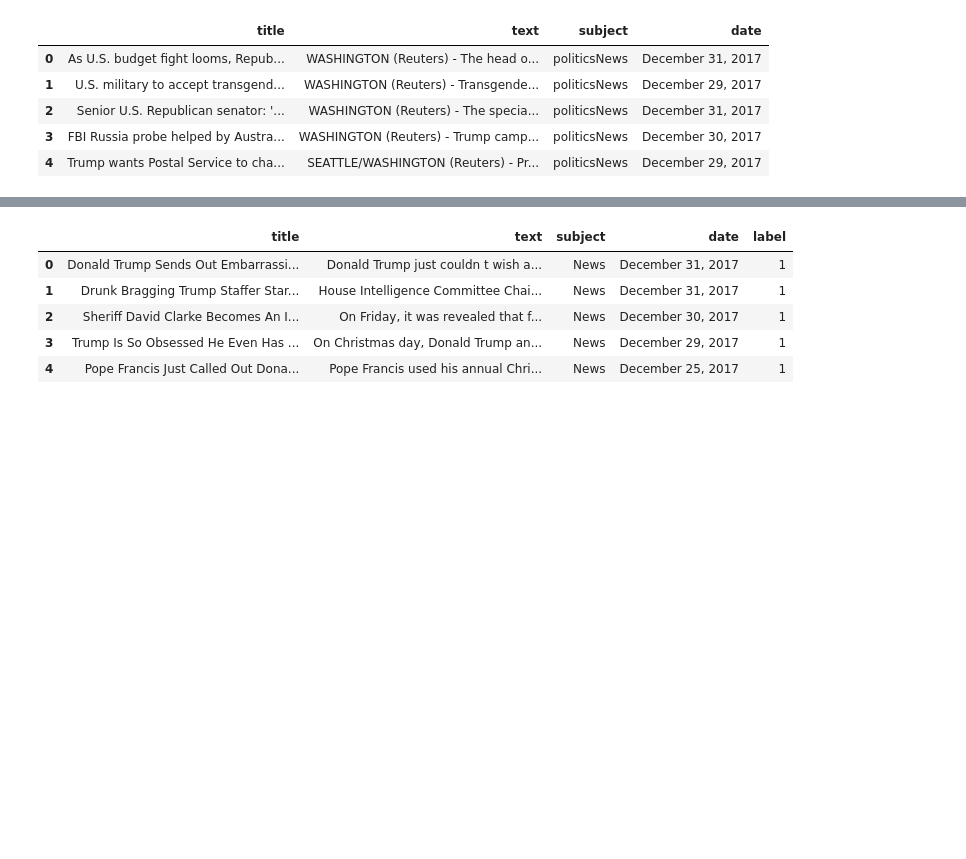
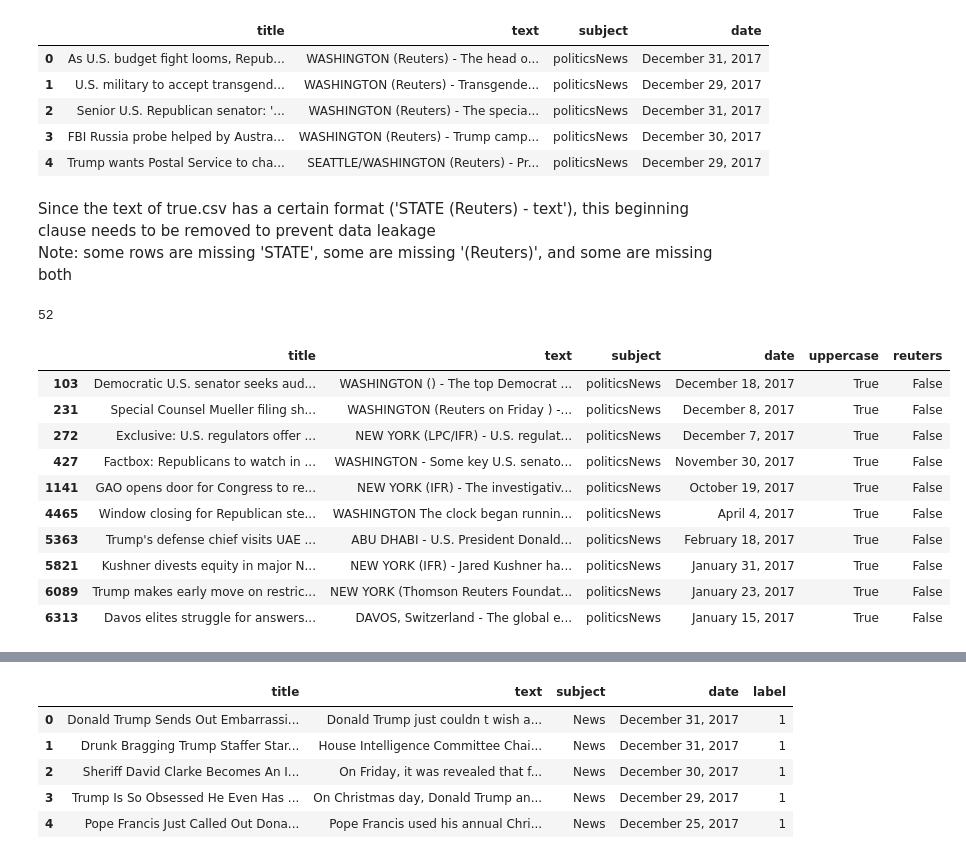
Before and after one commit to annadouv88/Springboard, a Jupyter notebook: Capstone Two/Capstone 2_Data Wrangling.ipynb, the cells around one changed output, grey strips where cells are left out. Cells and saved outputs as stored; diff of their text form; code cells hidden in the pictures; blank space fills up the shorter version.

```diff
--- a/Capstone Two/Capstone 2_Data Wrangling.ipynb
+++ b/Capstone Two/Capstone 2_Data Wrangling.ipynb
@@ -25,4 +23,7 @@ real.head()
 | 2 | Senior U.S. Republican senator: '... | WASHINGTON (Reuters) - The specia... | politicsNews | December 31, 2017 |
 | 3 | FBI Russia probe helped by Austra... | WASHINGTON (Reuters) - Trump camp... | politicsNews | December 30, 2017 |
 | 4 | Trump wants Postal Service to cha... | SEATTLE/WASHINGTON (Reuters) - Pr... | politicsNews | December 29, 2017 |
+# %% [markdown]
+Since the text of true.csv has a certain format ('STATE (Reuters) - text'), this beginning clause needs to be removed to prevent data leakage <br>
+Note: some rows are missing 'STATE', some are missing '(Reuters)', and some are missing both
 # %%
@@ -40,4 +41,19 @@ real['uppercase'] =  real.text.apply(uppercase)
 real['reuters'] = real.text.str.contains('\(Reuters\)')
-# %%
-#True if text contains an uppercase first word or reuters string
-real['reuters_upper'] = (real.uppercase == True) | (real.reuters == True)
+# %%
+#check out special cases with uppercase first word but no '(Reuters)'
+special_cases = real[(real['uppercase'] == True) & (real['reuters'] == False)]
+print(len(special_cases))
+special_cases.head(10)
+# %% [output]
+52
+|  | title | text | subject | date | uppercase | reuters |
+| 103 | Democratic U.S. senator seeks aud... | WASHINGTON () - The top Democrat ... | politicsNews | December 18, 2017 | True | False |
+| 231 | Special Counsel Mueller filing sh... | WASHINGTON (Reuters on Friday ) -... | politicsNews | December 8, 2017 | True | False |
+| 272 | Exclusive: U.S. regulators offer ... | NEW YORK (LPC/IFR) - U.S. regulat... | politicsNews | December 7, 2017 | True | False |
+| 427 | Factbox: Republicans to watch in ... | WASHINGTON - Some key U.S. senato... | politicsNews | November 30, 2017 | True | False |
+| 1141 | GAO opens door for Congress to re... | NEW YORK (IFR) - The investigativ... | politicsNews | October 19, 2017 | True | False |
+| 4465 | Window closing for Republican ste... | WASHINGTON The clock began runnin... | politicsNews | April 4, 2017 | True | False |
+| 5363 | Trump's defense chief visits UAE ... | ABU DHABI - U.S. President Donald... | politicsNews | February 18, 2017 | True | False |
+| 5821 | Kushner divests equity in major N... | NEW YORK (IFR) - Jared Kushner ha... | politicsNews | January 31, 2017 | True | False |
+| 6089 | Trump makes early move on restric... | NEW YORK (Thomson Reuters Foundat... | politicsNews | January 23, 2017 | True | False |
+| 6313 | Davos elites struggle for answers... | DAVOS, Switzerland - The global e... | politicsNews | January 15, 2017 | True | False |
```
Also changed, not shown: parts of 10 cells of this notebook.
